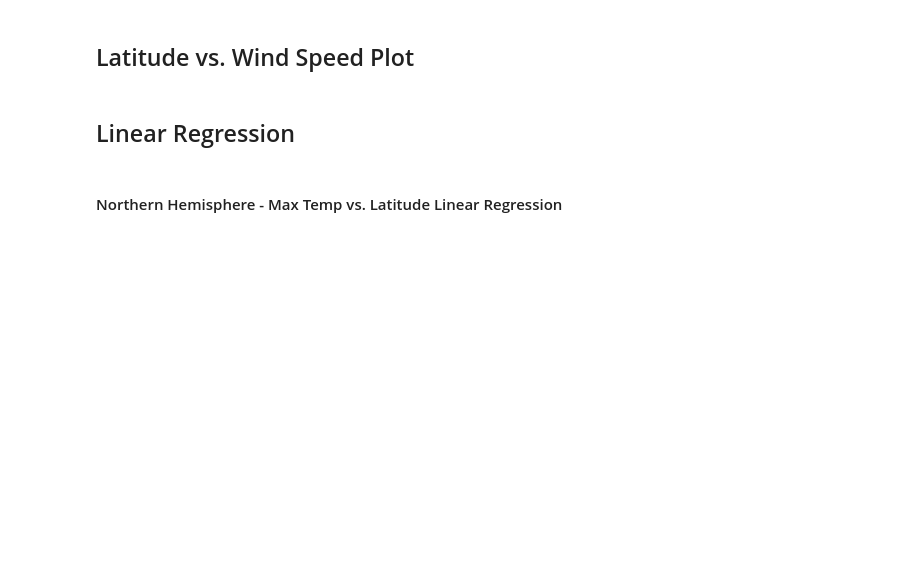
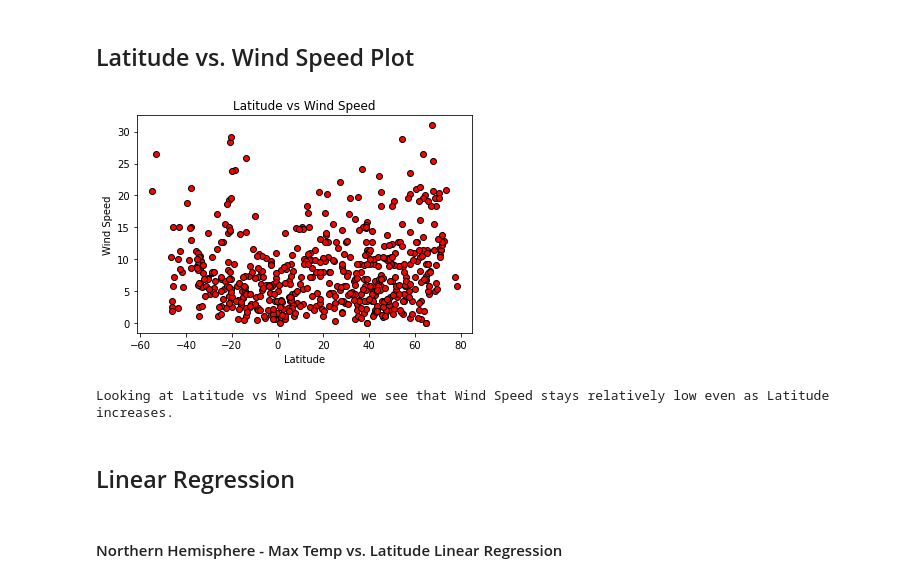
Before and after one commit to Ryanvt94/Python-API-Challenge, a Jupyter notebook: starter_code/WeatherPy.ipynb, the cells around one changed output. Cells and saved outputs as stored; diff of their text form; code cells hidden in the pictures; blank space fills up the shorter version.

```diff
--- a/starter_code/WeatherPy.ipynb
+++ b/starter_code/WeatherPy.ipynb
@@ -137,4 +210,16 @@ Skip this step if there are no cities that have humidity > 100%.
 # %% [markdown]
 ## Latitude vs. Wind Speed Plot
+# %%
+plt.scatter(lat_list, wind_speed_list, marker="o", facecolors="red", edgecolors="black")
+plt.title("Latitude vs Wind Speed")
+plt.xlabel("Latitude")
+plt.ylabel("Wind Speed")
+
+plt.savefig("Images/Latitude_vs_WindSpeed.png")
+plt.show()
+print(f"Looking at Latitude vs Wind Speed we see that Wind Speed stays relatively low even as Latitude increases.")
+# %% [output]
+[figure, added]
+Looking at Latitude vs Wind Speed we see that Wind Speed stays relatively low even as Latitude increases.
 # %% [markdown]
 ## Linear Regression
```
Also changed, not shown: parts of 21 cells of this notebook, 16 other files.
